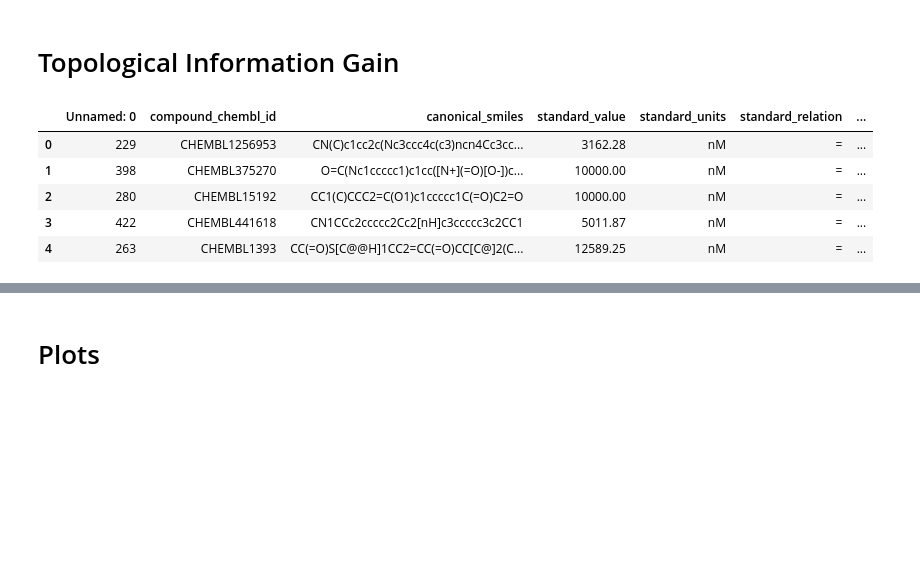
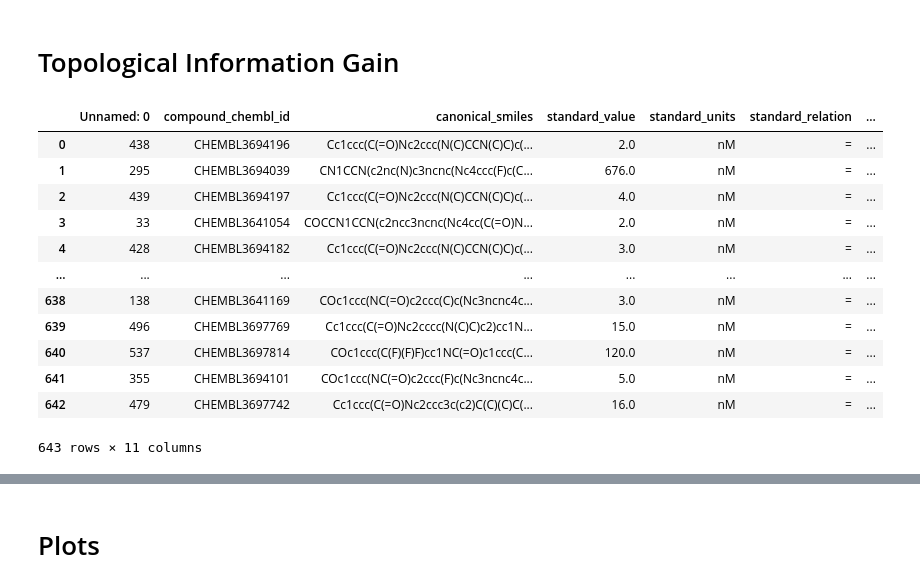
Before and after one commit to Manas02/topologicalimpurity, a Jupyter notebook: notebook/TI.ipynb, the cells around one changed output, grey strips where cells are left out. Saved outputs shown, nothing was run; the diff lists cells and outputs as text; code cells hidden in the pictures; blank space fills up the shorter version.

```diff
--- a/notebook/TI.ipynb
+++ b/notebook/TI.ipynb
@@ -13,15 +13,22 @@ from sklearn.base import BaseEstimator, ClassifierMixin
 from loguru import logger
 from tqdm import tqdm, trange
 # %%
-df = pd.read_csv('../data/CHEMBL1267245.csv')
+df = pd.read_csv('../data/CHEMBL3887063.csv')
 # %%
-df.head()
+df
 # %% [output]
 |  | Unnamed: 0 | compound_chembl_id | canonical_smiles | standard_value | standard_units | standard_relation | ... |
-| 0 | 229 | CHEMBL1256953 | CN(C)c1cc2c(Nc3ccc4c(c3)ncn4Cc3cc... | 3162.28 | nM | = | ... |
-| 1 | 398 | CHEMBL375270 | O=C(Nc1ccccc1)c1cc([N+](=O)[O-])c... | 10000.00 | nM | = | ... |
-| 2 | 280 | CHEMBL15192 | CC1(C)CCC2=C(O1)c1ccccc1C(=O)C2=O | 10000.00 | nM | = | ... |
-| 3 | 422 | CHEMBL441618 | CN1CCc2ccccc2Cc2[nH]c3ccccc3c2CC1 | 5011.87 | nM | = | ... |
-| 4 | 263 | CHEMBL1393 | CC(=O)S[C@@H]1CC2=CC(=O)CC[C@]2(C... | 12589.25 | nM | = | ... |
+| 0 | 438 | CHEMBL3694196 | Cc1ccc(C(=O)Nc2ccc(N(C)CCN(C)C)c(... | 2.0 | nM | = | ... |
+| 1 | 295 | CHEMBL3694039 | CN1CCN(c2nc(N)c3ncnc(Nc4ccc(F)c(C... | 676.0 | nM | = | ... |
+| 2 | 439 | CHEMBL3694197 | Cc1ccc(C(=O)Nc2ccc(N(C)CCN(C)C)c(... | 4.0 | nM | = | ... |
+| 3 | 33 | CHEMBL3641054 | COCCN1CCN(c2ncc3ncnc(Nc4cc(C(=O)N... | 2.0 | nM | = | ... |
+| 4 | 428 | CHEMBL3694182 | Cc1ccc(C(=O)Nc2ccc(N(C)CCN(C)C)c(... | 3.0 | nM | = | ... |
+| ... | ... | ... | ... | ... | ... | ... | ... |
+| 638 | 138 | CHEMBL3641169 | COc1ccc(NC(=O)c2ccc(C)c(Nc3ncnc4c... | 3.0 | nM | = | ... |
+| 639 | 496 | CHEMBL3697769 | Cc1ccc(C(=O)Nc2cccc(N(C)C)c2)cc1N... | 15.0 | nM | = | ... |
+| 640 | 537 | CHEMBL3697814 | COc1ccc(C(F)(F)F)cc1NC(=O)c1ccc(C... | 120.0 | nM | = | ... |
+| 641 | 355 | CHEMBL3694101 | COc1ccc(NC(=O)c2ccc(F)c(Nc3ncnc4c... | 5.0 | nM | = | ... |
+| 642 | 479 | CHEMBL3697742 | Cc1ccc(C(=O)Nc2ccc3c(c2)C(C)(C)C(... | 16.0 | nM | = | ... |
+643 rows × 11 columns
 # %%
 # Train DF
```
Also changed, not shown: parts of 2 cells of this notebook, 6 other files.
